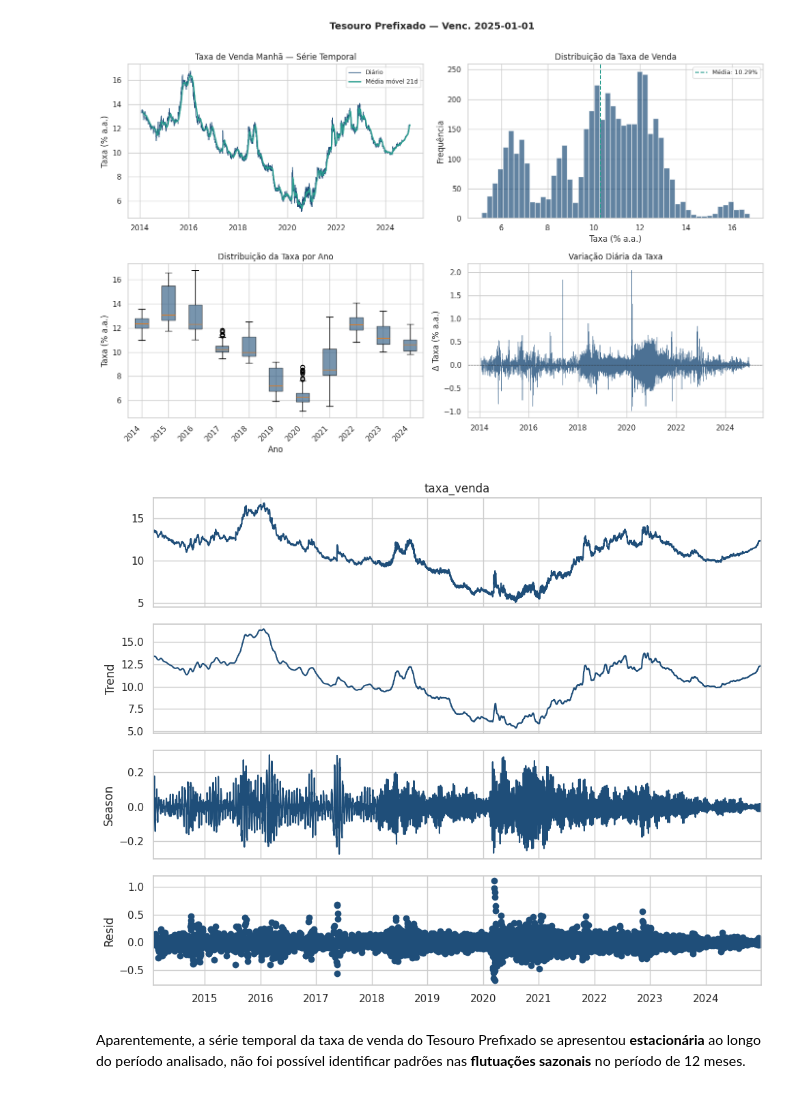
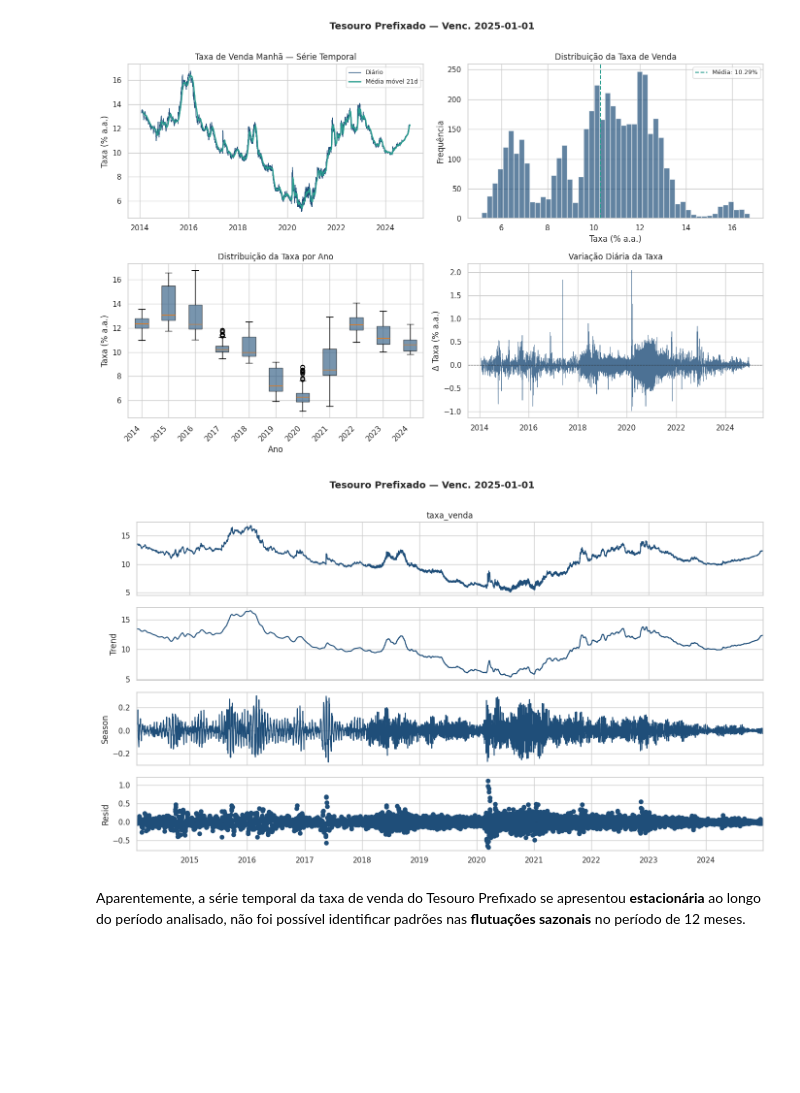
Before and after one commit to marciomocellin/machine-learning-tesouro-direto, a Jupyter notebook: MVP_Machine_Learning_Tesouro_Direto.ipynb, the cells around one changed output. Drawn from its saved outputs; the diff is of its cells as text; code cells hidden in the pictures; blank space fills up the shorter version.

```diff
--- a/MVP_Machine_Learning_Tesouro_Direto.ipynb
+++ b/MVP_Machine_Learning_Tesouro_Direto.ipynb
@@ -349,12 +349,18 @@ plt.show()
 # %%
 # --- decompor uma série temporal ---
 
-stl = STL(serie, period=12)
+stl = STL(df_sel['taxa_venda'], period=12)
 resultado_stl = stl.fit()
-resultado_stl.plot()
+fig = resultado_stl.plot()
+fig.set_size_inches(14, 8)
+plt.suptitle(
+    f'Tesouro Prefixado — Venc. {melhor_venc.date()}',
+    fontsize=14, fontweight='bold', y=1.01
+)
+plt.tight_layout()
 plt.show()
 # %% [output]
-[figure, old version]
+[figure, new version]
 # %% [markdown]
 Aparentemente, a série temporal da taxa de venda do Tesouro Prefixado se apresentou **estacionária** ao longo do período analisado, não foi possível identificar padrões nas **flutuações sazonais** no período de 12 meses.
 # %% [markdown]
```
Also changed, not shown: parts of 19 cells of this notebook.
